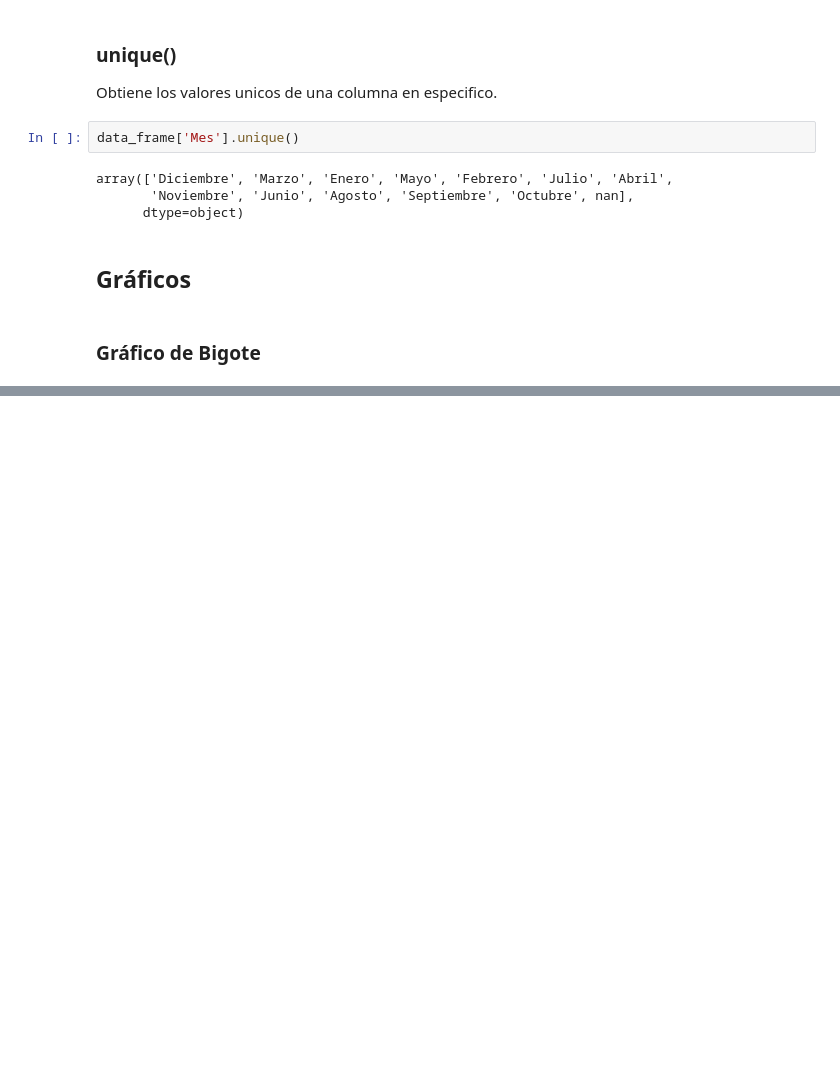
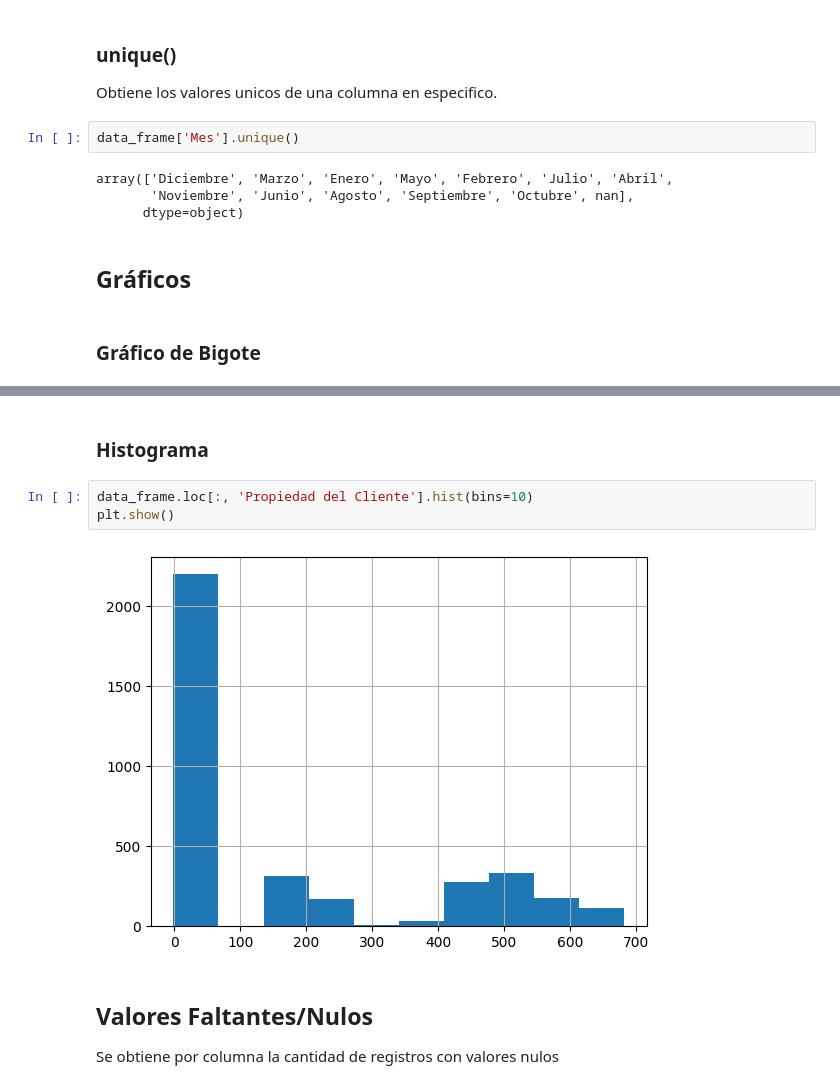
Before and after one commit to alexanderbeleno16/implementacion_gradiente_gbm, a Jupyter notebook: implementacion_gradiente_GBM.ipynb, the cells around one changed output, grey strips where cells are left out. Drawn from its saved outputs; the diff is of its cells as text; blank space fills up the shorter version.

```diff
--- a/implementacion_gradiente_GBM.ipynb
+++ b/implementacion_gradiente_GBM.ipynb
@@ -111,0 +112,10 @@ plt.show()
+# %% [markdown]
+### Histograma
+# %%
+data_frame.loc[:, 'Propiedad del Cliente'].hist(bins=10)
+plt.show()
+# %% [output]
+[figure, added]
+# %% [markdown]
+## Valores Faltantes/Nulos
+Se obtiene por columna la cantidad de registros con valores nulos
```
Also changed, not shown: parts of 4 cells of this notebook.
